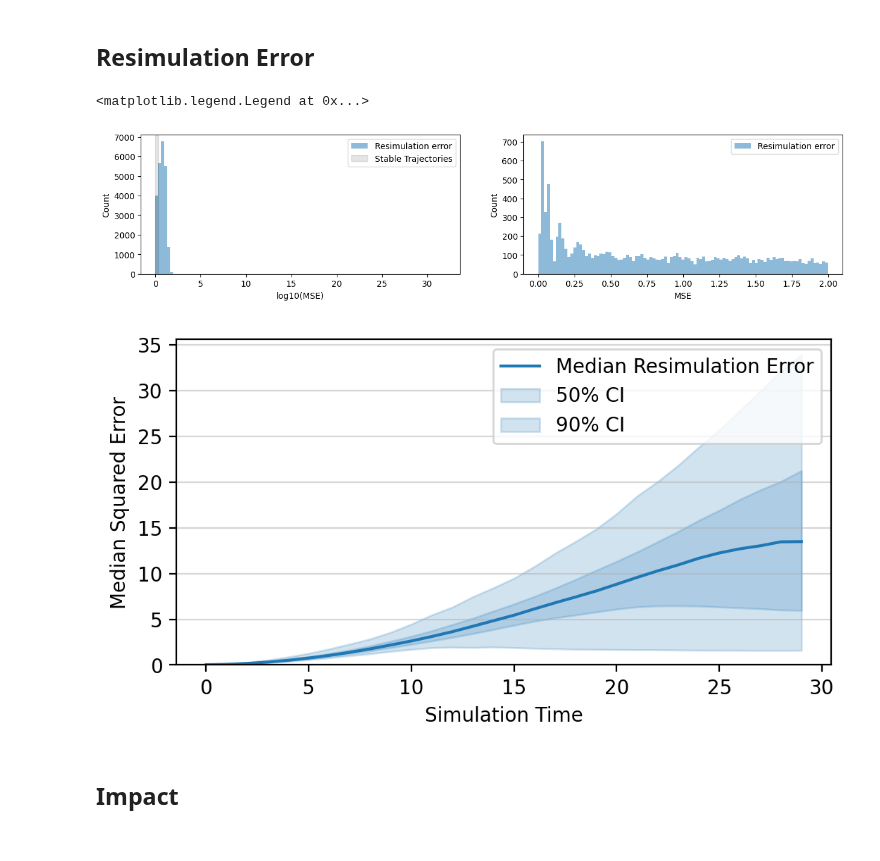
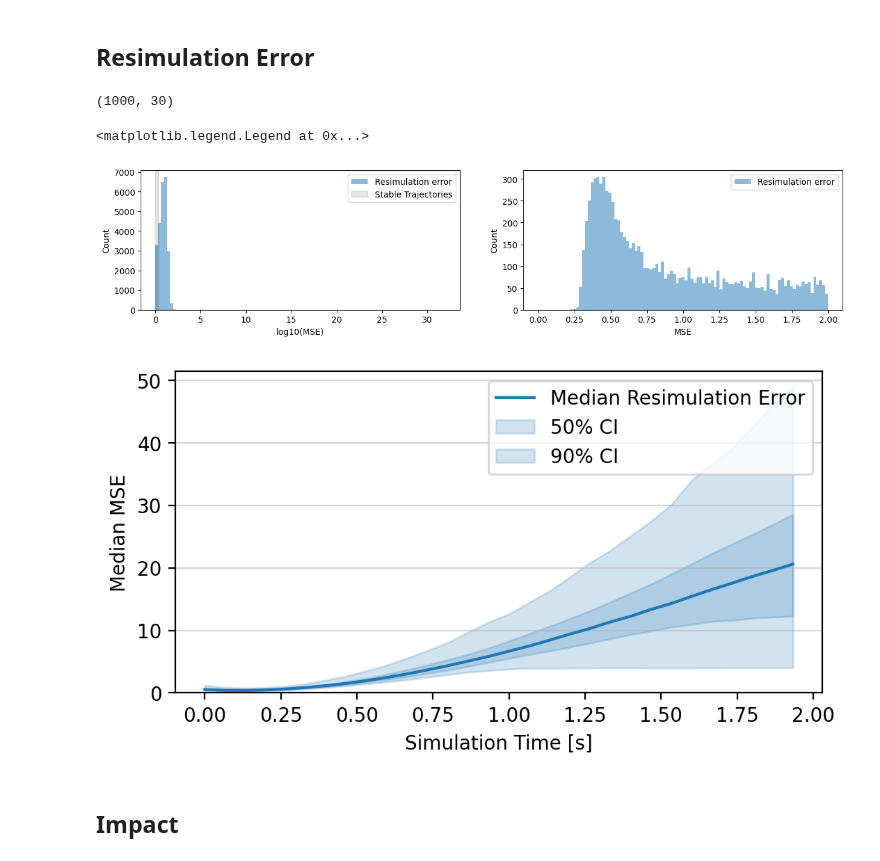
Before and after one commit to psaegert/bcnf, a Jupyter notebook: notebooks/resimulation.ipynb, the cells around one changed output. Cells and saved outputs as stored; diff of their text form; code cells hidden in the pictures.

Commit message:
Update results figures

```diff
--- a/notebooks/resimulation.ipynb
+++ b/notebooks/resimulation.ipynb
@@ -20,7 +20,7 @@ from bcnf.train.utils import get_data_type
 # %% [markdown]
 ## Model
 # %%
-MODEL_NAME = f'trajectory_TRF_small'
+MODEL_NAME = f'trajectory_LSTM_small'
 # %%
 with open(os.path.join(get_dir('models', 'bcnf-models', MODEL_NAME), 'config.json'), 'r') as f:
     config = load_config(json.load(f)['config_path'])
@@ -97,7 +97,10 @@ X.shape
 # %%
 X_error = (X_resimulation - X[:, None, :, :])**2
 # %%
-X_errors = np.nanmedian(X_error, axis=(1, 3))
+X_errors = np.nanmedian(np.nanmean(X_error, axis=3), axis=1)
+X_errors.shape
+# %% [output]
+(1000, 30)
 # %%
 fig, axes = plt.subplots(1, 2, figsize=(15, 3))
 
@@ -119,4 +122,4 @@ axes[1].set_ylabel('Count')
 axes[1].legend()
 # %% [output]
 <matplotlib.legend.Legend at 0x...>
-[figure, old version]
+[figure, new version]
@@ -125,20 +126,20 @@ STEPS = T / dt
 # %%
 # Show the median resimulation error over simulation time
 fig, ax = plt.subplots(1, 1, figsize=(6, 3), dpi=200)
 
-ax.plot(np.nanmedian(X_errors, axis=0), label='Median Resimulation Error')
-ax.fill_between(np.arange(STEPS), *np.nanpercentile(X_errors, [25, 75], axis=0), alpha=0.2, color='C0', label='50% CI')
-ax.fill_between(np.arange(STEPS), *np.nanpercentile(X_errors, [5, 95], axis=0), alpha=0.2, color='C0', label='90% CI')
+ax.plot(np.arange(0, T, dt), np.nanmedian(X_errors, axis=0), label='Median Resimulation Error')
+ax.fill_between(np.arange(0, T, dt), *np.nanpercentile(X_errors, [25, 75], axis=0), alpha=0.2, color='C0', label='50% CI')
+ax.fill_between(np.arange(0, T, dt), *np.nanpercentile(X_errors, [5, 95], axis=0), alpha=0.2, color='C0', label='90% CI')
 ax.set_ylim(0, None)
 
-ax.set_xlabel('Simulation Time')
-ax.set_ylabel('Median Squared Error')
+ax.set_xlabel('Simulation Time [s]')
+ax.set_ylabel('Median MSE')
 ax.legend()
 ax.grid(axis='y', alpha=0.5)
 
 plt.savefig(os.path.join(get_dir('results', f'{MODEL_NAME}', 'figures', create=True), 'resimulation_error.png'), bbox_inches='tight')
 # %% [output]
-[figure, old version]
+[figure, new version]
 # %% [markdown]
 ## Impact
 # %%
```
Also changed, not shown: parts of 2 cells of this notebook, 19 other files.
